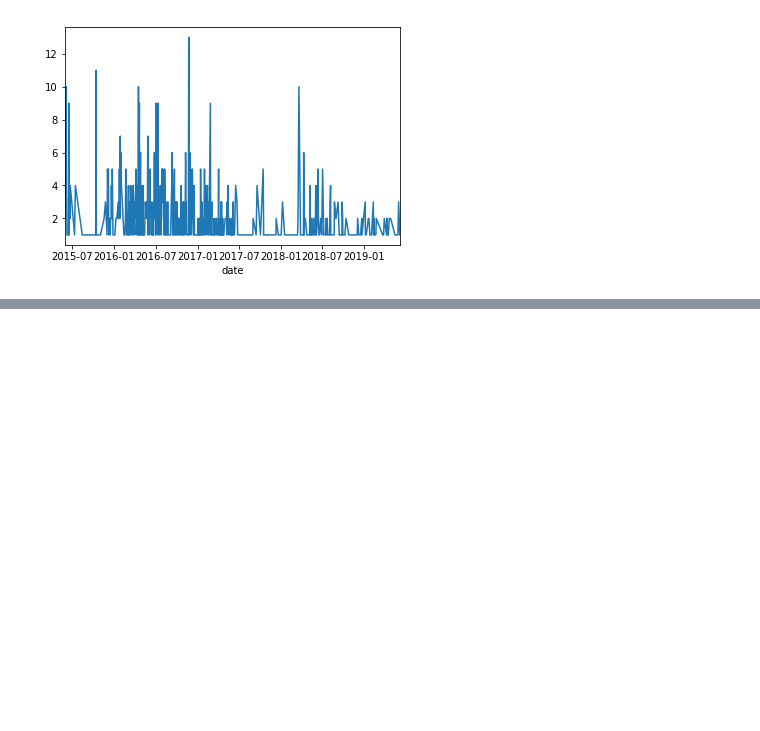
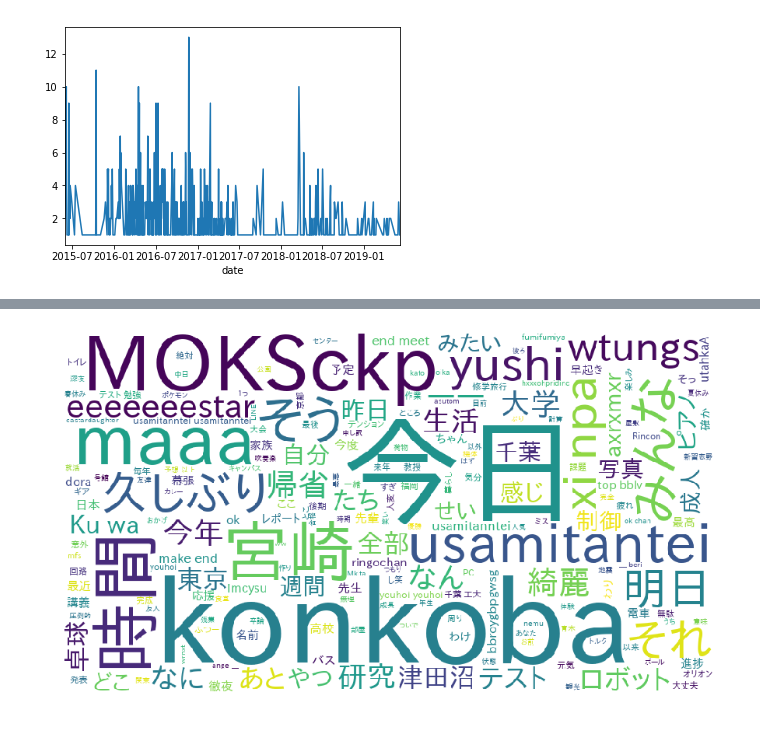
Before and after one commit to s-shibata/Self_study, a Jupyter notebook: tweet_analysis.ipynb, the cells around one changed output, grey strips where cells are left out. Saved outputs shown, nothing was run; the diff lists cells and outputs as text; code cells hidden in the pictures; blank space fills up the shorter version.

```diff
--- a/tweet_analysis.ipynb
+++ b/tweet_analysis.ipynb
@@ -28,0 +109,4 @@ tweets_cnt.plot()
+# %%
+f = open('analysis_text.txt')
+text = f.read()
+f.close()
@@ -28,0 +118,9 @@ tweets_cnt.plot()
+# %%
+fpath = '/usr/share/fonts/opentype/ipafont-gothic/ipagp.ttf'
+wordcloud = WordCloud(background_color="white", font_path=fpath, width=900, height=500).generate(text)
+plt.figure(figsize=(15,12))
+plt.imshow(wordcloud)
+plt.axis("off")
+plt.show()
+# %% [output]
+[figure, added]
```
Also changed, not shown: parts of 17 cells of this notebook.
